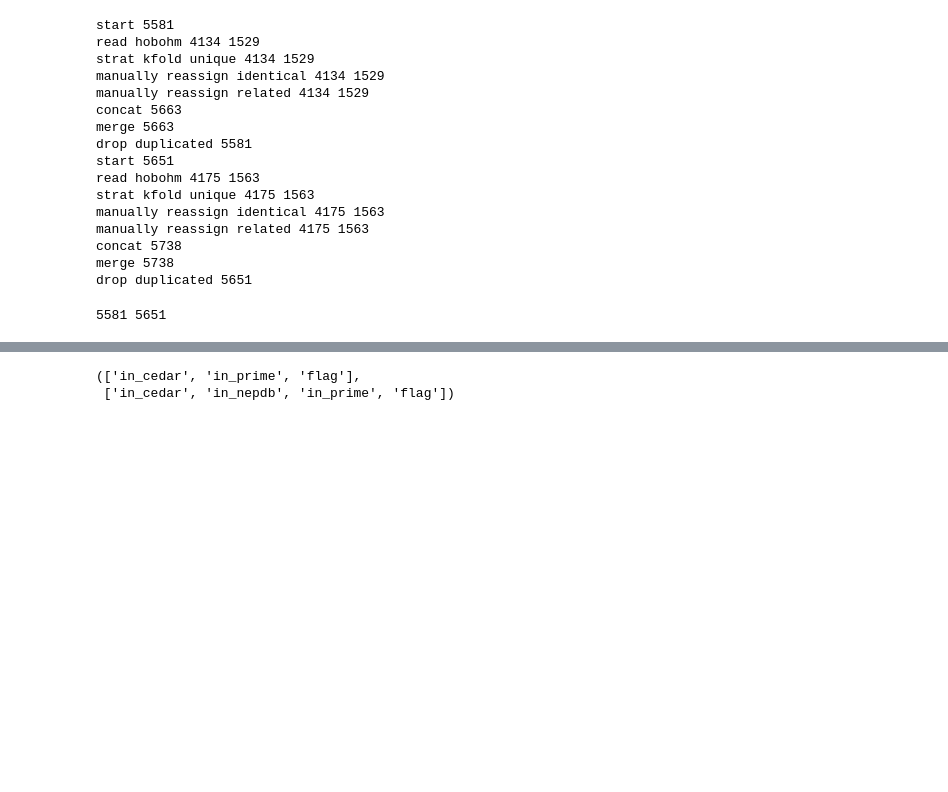
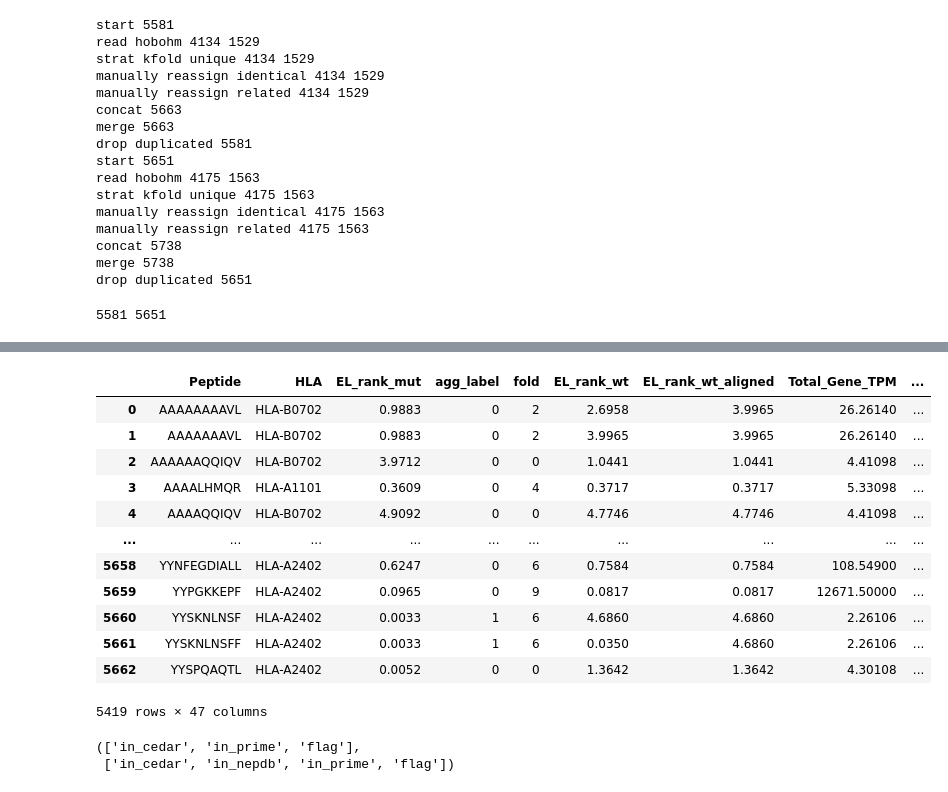
Before and after one commit to richieYT-wan/cedar, a Jupyter notebook: notebook/231017_new_data_and_review.ipynb, the cells around one changed output, grey strips where cells are left out. Drawn from its saved outputs; the diff is of its cells as text; code cells hidden in the pictures; blank space fills up the shorter version.

```diff
--- a/notebook/231017_new_data_and_review.ipynb
+++ b/notebook/231017_new_data_and_review.ipynb
@@ -220,3 +235,19 @@ cpn_merged_fold['flag']=True
+# %%
+cp_merged_fold.query('not in_nepdb')
+# %% [output]
+|  | Peptide | HLA | EL_rank_mut | agg_label | fold | EL_rank_wt | EL_rank_wt_aligned | Total_Gene_TPM | ... |
+| 0 | AAAAAAAAVL | HLA-B0702 | 0.9883 | 0 | 2 | 2.6958 | 3.9965 | 26.26140 | ... |
+| 1 | AAAAAAAVL | HLA-B0702 | 0.9883 | 0 | 2 | 3.9965 | 3.9965 | 26.26140 | ... |
+| 2 | AAAAAAQQIQV | HLA-B0702 | 3.9712 | 0 | 0 | 1.0441 | 1.0441 | 4.41098 | ... |
+| 3 | AAAALHMQR | HLA-A1101 | 0.3609 | 0 | 4 | 0.3717 | 0.3717 | 5.33098 | ... |
+| 4 | AAAAQQIQV | HLA-B0702 | 4.9092 | 0 | 0 | 4.7746 | 4.7746 | 4.41098 | ... |
+| ... | ... | ... | ... | ... | ... | ... | ... | ... | ... |
+| 5658 | YYNFEGDIALL | HLA-A2402 | 0.6247 | 0 | 6 | 0.7584 | 0.7584 | 108.54900 | ... |
+| 5659 | YYPGKKEPF | HLA-A2402 | 0.0965 | 0 | 9 | 0.0817 | 0.0817 | 12671.50000 | ... |
+| 5660 | YYSKNLNSF | HLA-A2402 | 0.0033 | 1 | 6 | 4.6860 | 4.6860 | 2.26106 | ... |
+| 5661 | YYSKNLNSFF | HLA-A2402 | 0.0033 | 1 | 6 | 0.0350 | 4.6860 | 2.26106 | ... |
+| 5662 | YYSPQAQTL | HLA-A2402 | 0.0052 | 0 | 0 | 1.3642 | 1.3642 | 4.30108 | ... |
+5419 rows × 47 columns
 # %%
 cp_merged_fold.query('not in_nepdb').drop(columns=['in_nepdb']).to_csv('../data/pepx/231018_cedar_prime_merged_fold.csv', index=False)
 cpn_merged_fold.to_csv('../data/pepx/231018_cedar_prime_nepdb_merged_fold.csv', index=False)
```
Also changed, not shown: parts of 34 cells of this notebook, 2 other files.
